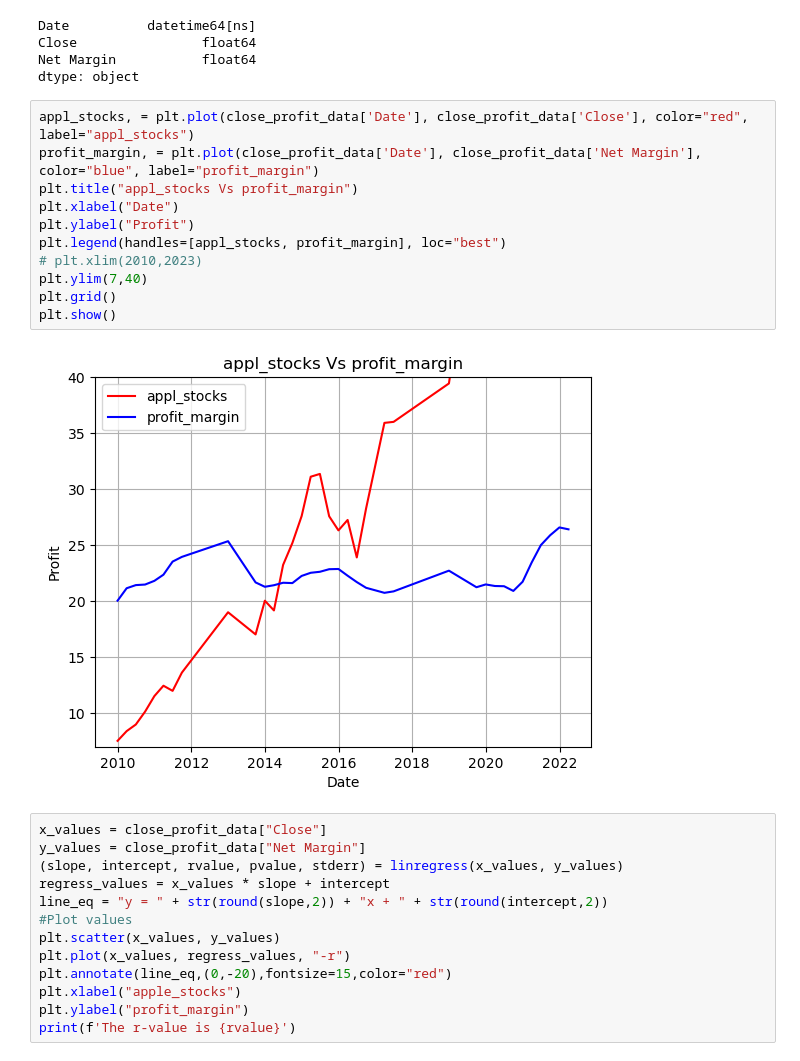
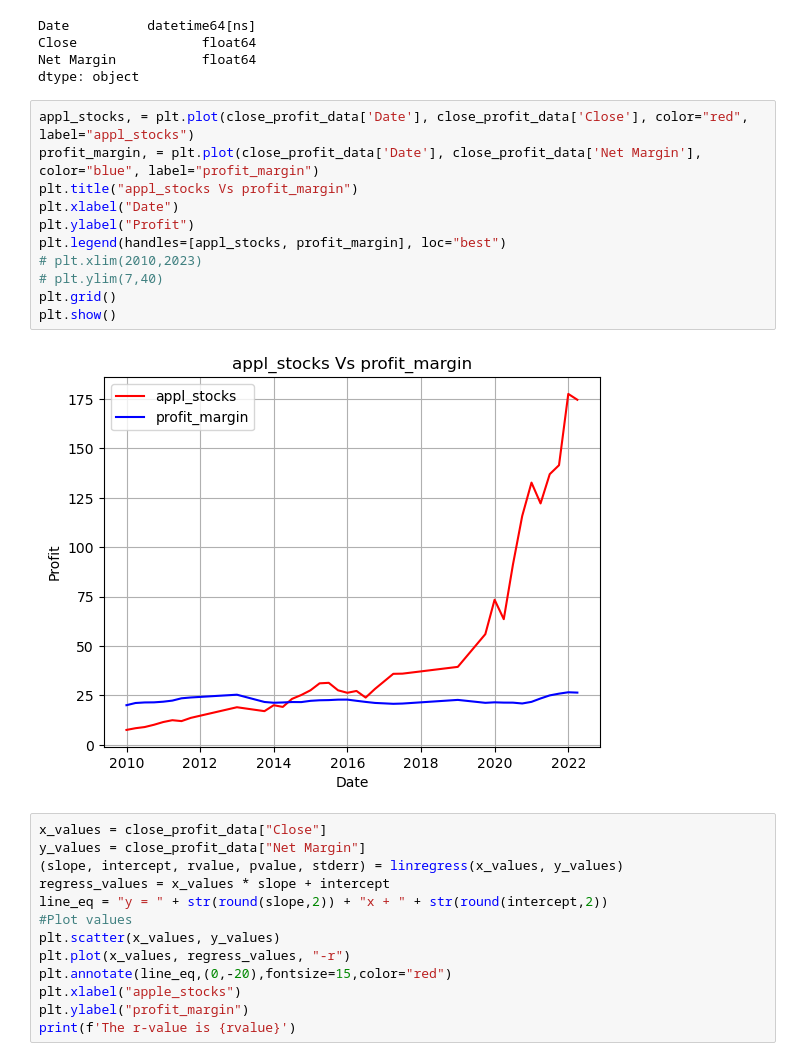
Before and after one commit to Sukhrajb1988/Project1G1, a Jupyter notebook: profit_margin.ipynb, the cells around one changed output. Drawn from its saved outputs; the diff is of its cells as text.

```diff
--- a/profit_margin.ipynb
+++ b/profit_margin.ipynb
@@ -136,16 +136,16 @@ dtype: object
 # %%
 appl_stocks, = plt.plot(close_profit_data['Date'], close_profit_data['Close'], color="red", label="appl_stocks")
 profit_margin, = plt.plot(close_profit_data['Date'], close_profit_data['Net Margin'], color="blue", label="profit_margin")
 plt.title("appl_stocks Vs profit_margin")
 plt.xlabel("Date")
 plt.ylabel("Profit")
 plt.legend(handles=[appl_stocks, profit_margin], loc="best")
 # plt.xlim(2010,2023)
-plt.ylim(7,40)
+# plt.ylim(7,40)
 plt.grid()
 plt.show()
 # %% [output]
-[figure, old version]
+[figure, new version]
 # %%
 x_values = close_profit_data["Close"]
 y_values = close_profit_data["Net Margin"]
```
